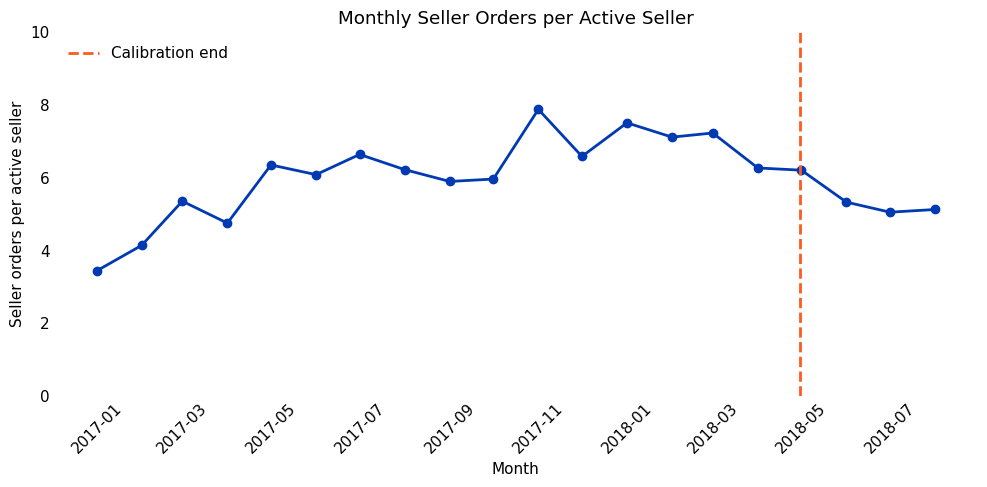
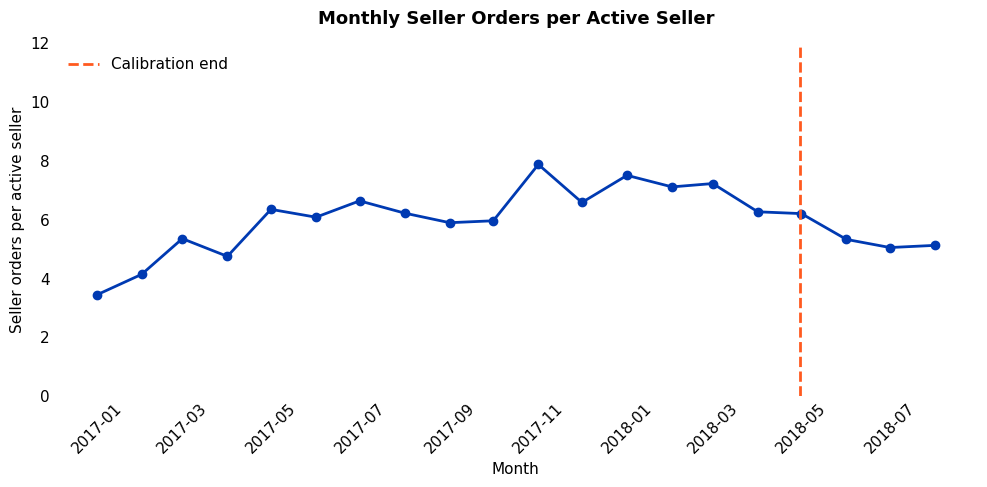
The notebook cell's code change between the first figure and the second:
--- before
+++ after
@@ -51,8 +51,8 @@
 # ------------------------------------------------------------
 
-ax.set_ylim(0, 10)
+ax.set_ylim(0, 12)
 
 # labels
-ax.set_title("Monthly Seller Orders per Active Seller")
+ax.set_title("Monthly Seller Orders per Active Seller", fontsize=13, fontweight="bold", pad=14)
 ax.set_xlabel("Month")
 ax.set_ylabel("Seller orders per active seller")

Commit: Change title format of charts/plots